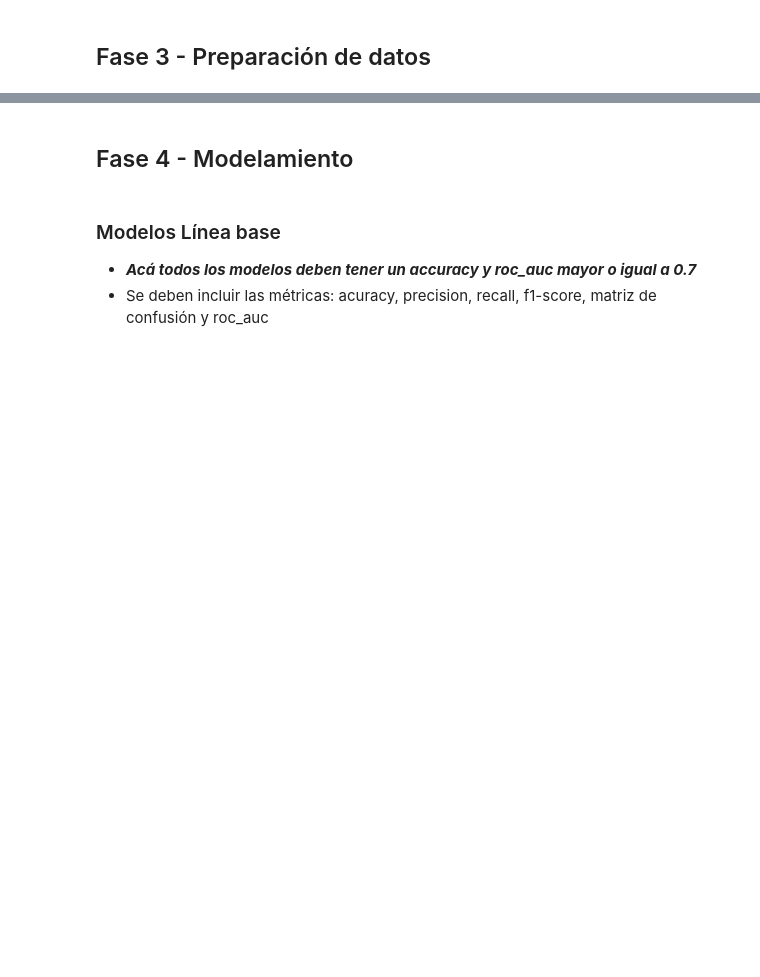
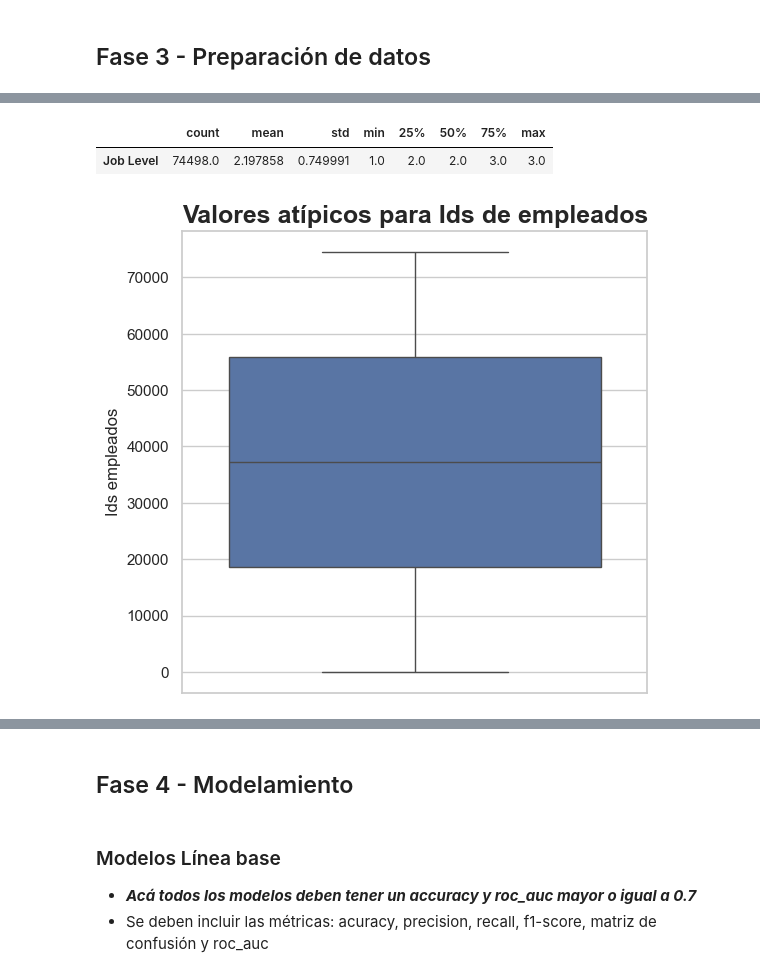
Before and after one commit to Tyrf1ng/ProyectoIA_Part2, a Jupyter notebook: 620454_ModelosClasificacion_Equipo_X.ipynb, the cells around one changed output, grey strips where cells are left out. Cells and saved outputs as stored; diff of their text form; code cells hidden in the pictures; blank space fills up the shorter version.

```diff
--- a/620454_ModelosClasificacion_Equipo_X.ipynb
+++ b/620454_ModelosClasificacion_Equipo_X.ipynb
@@ -649,0 +689,13 @@ plt.show()
+# %%
+pd.DataFrame(df['Job Level'].describe()).T
+# %% [output]
+|  | count | mean | std | min | 25% | 50% | 75% | max |
+| Job Level | 74498.0 | 2.197858 | 0.749991 | 1.0 | 2.0 | 2.0 | 3.0 | 3.0 |
+# %%
+plt.figure(figsize=(6,6))
+sns.boxplot(y=df['Employee ID'])
+plt.title("Valores atípicos para Ids de empleados", fontsize=18, fontweight="bold")
+plt.ylabel("Ids empleados")
+plt.show()
+# %% [output]
+[figure, added]
```
Also changed, not shown: parts of 35 cells of this notebook.
